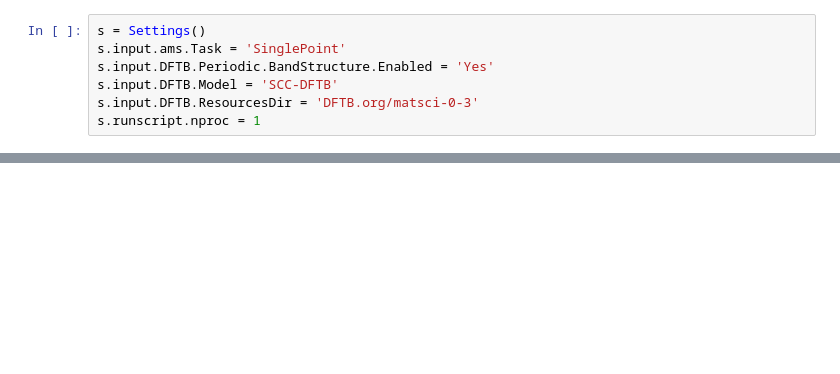
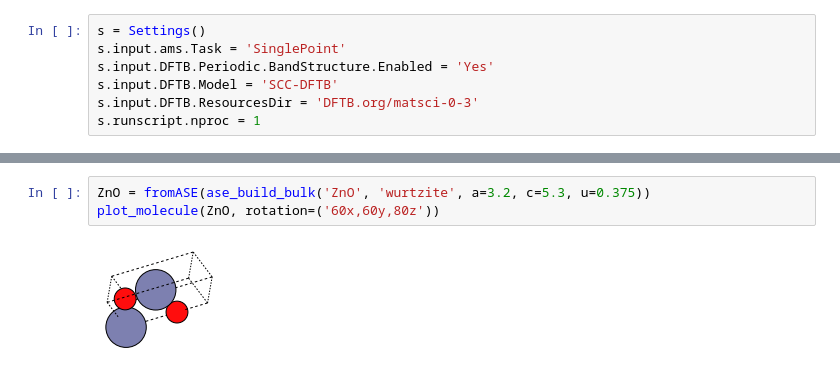
Before and after one commit to patrickmelix/PLAMS, a Jupyter notebook: doc/source/examples/BandStructure/BandStructureExample.ipynb, the cells around one changed output, grey strips where cells are left out. Cells and saved outputs as stored; diff of their text form; blank space fills up the shorter version.

```diff
--- a/doc/source/examples/BandStructure/BandStructureExample.ipynb
+++ b/doc/source/examples/BandStructure/BandStructureExample.ipynb
@@ -57,0 +47,5 @@ job.run();
+# %%
+ZnO = fromASE(ase_build_bulk('ZnO', 'wurtzite', a=3.2, c=5.3, u=0.375))
+plot_molecule(ZnO, rotation=('60x,60y,80z'))
+# %% [output]
+[figure, added]
```
Also changed, not shown: parts of 12 cells of this notebook, 10 other files.
